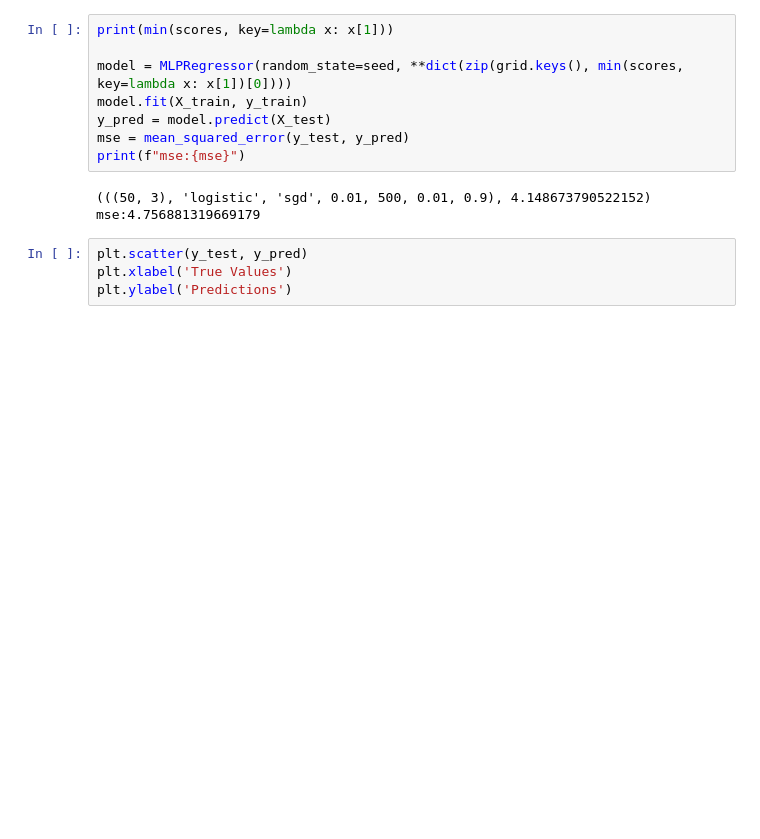
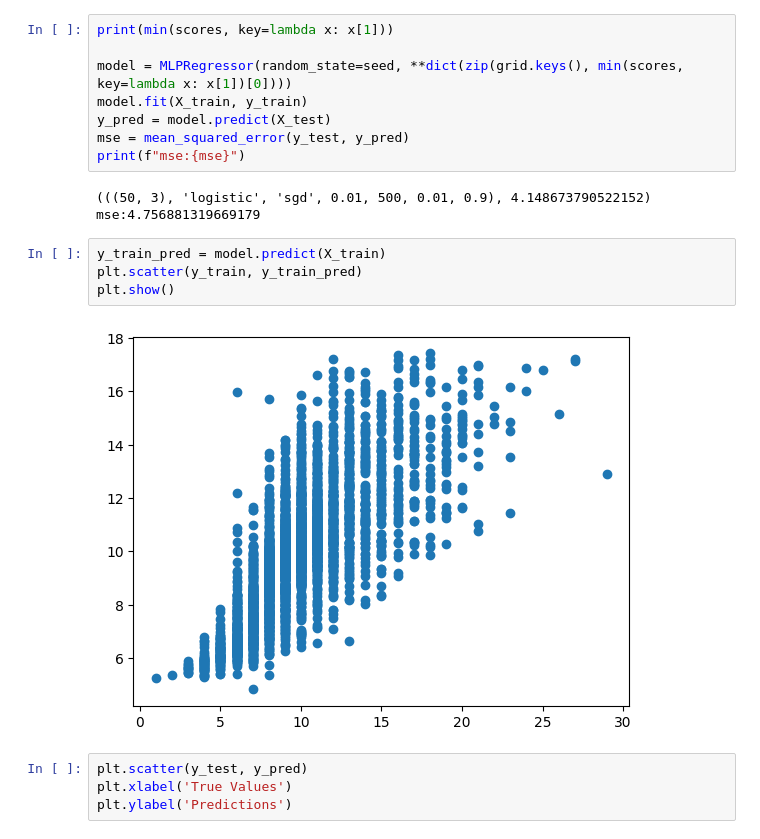
Before and after one commit to vhrollo/3-semester, a Jupyter notebook: INF264/homework/homework5.ipynb, the cells around one changed output. Saved outputs shown, nothing was run; the diff lists cells and outputs as text; blank space fills up the shorter version.

```diff
--- a/INF264/homework/homework5.ipynb
+++ b/INF264/homework/homework5.ipynb
@@ -215,6 +213,12 @@ print(f"mse:{mse}")
 # %% [output]
 (((50, 3), 'logistic', 'sgd', 0.01, 500, 0.01, 0.9), 4.148673790522152)
 mse:4.756881319669179
+# %%
+y_train_pred = model.predict(X_train)
+plt.scatter(y_train, y_train_pred)
+plt.show()
+# %% [output]
+[figure, added]
 # %%
 plt.scatter(y_test, y_pred)
 plt.xlabel('True Values')
```
Also changed, not shown: parts of 4 cells of this notebook.
